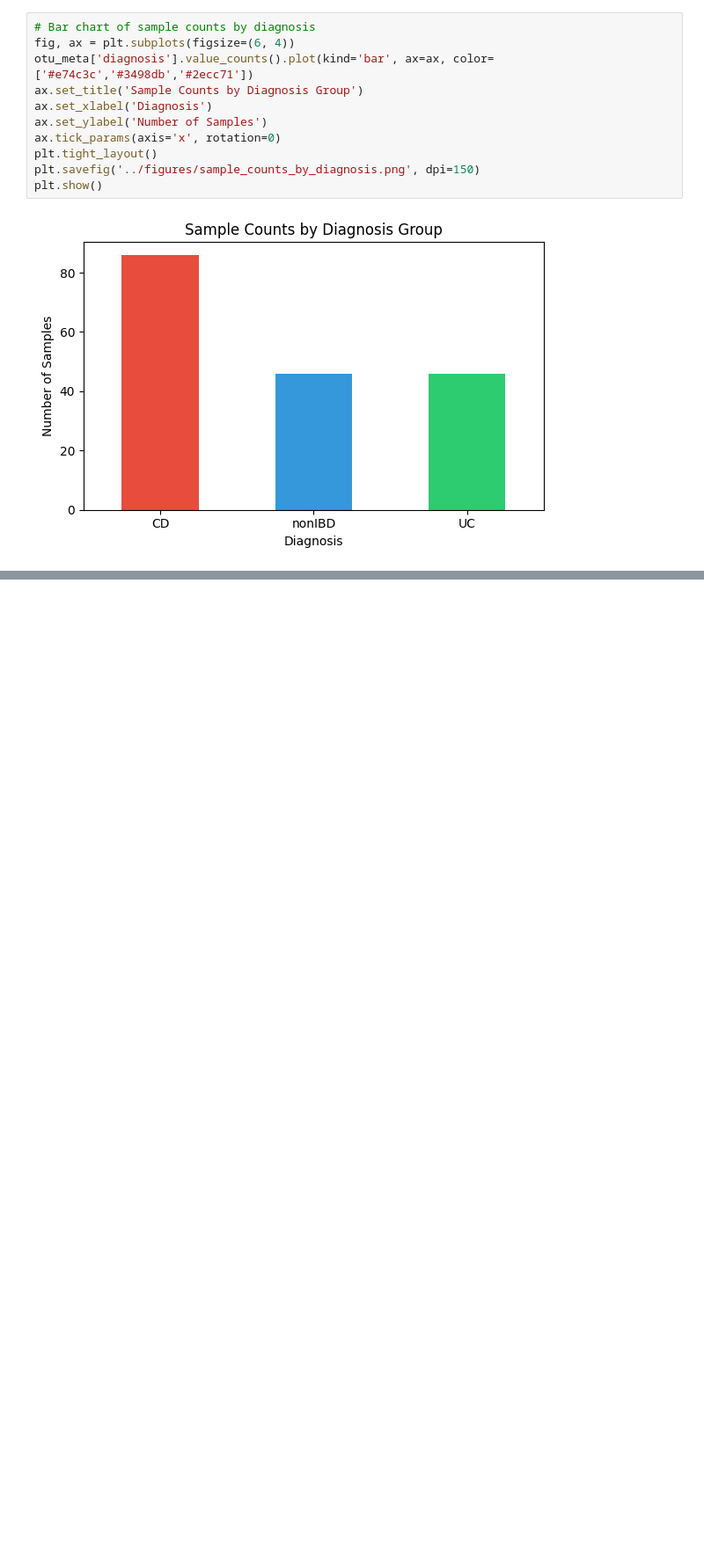
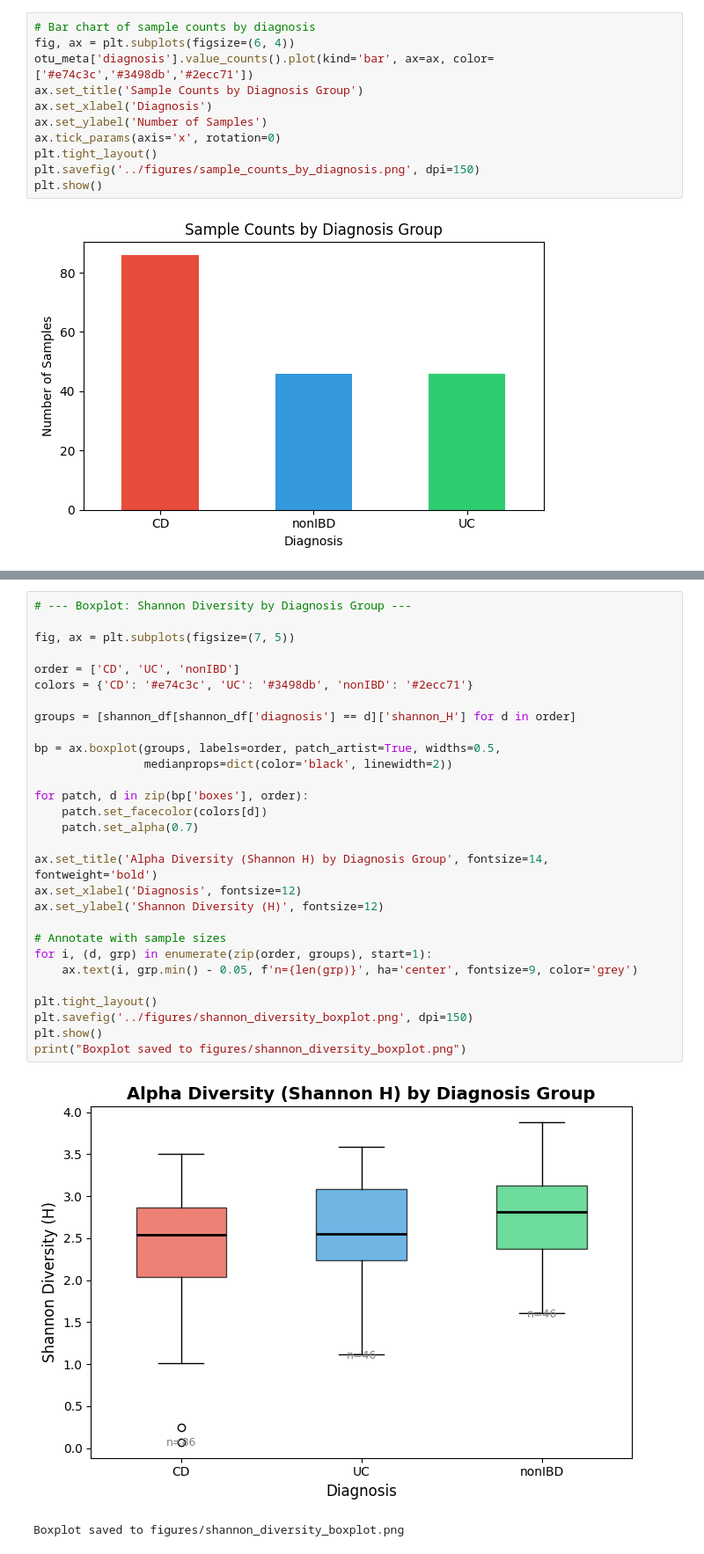
Before and after one commit to liamcampbell-png/crohns-microbiome-ml, a Jupyter notebook: notebooks/01_exploration.ipynb, the cells around one changed output, grey strips where cells are left out. Shown at 88% size. Drawn from its saved outputs; the diff is of its cells as text; blank space fills up the shorter version.

```diff
--- a/notebooks/01_exploration.ipynb
+++ b/notebooks/01_exploration.ipynb
@@ -112,0 +346,32 @@ plt.show()
+# %%
+# --- Boxplot: Shannon Diversity by Diagnosis Group ---
+
+fig, ax = plt.subplots(figsize=(7, 5))
+
+order = ['CD', 'UC', 'nonIBD']
+colors = {'CD': '#e74c3c', 'UC': '#3498db', 'nonIBD': '#2ecc71'}
+
+groups = [shannon_df[shannon_df['diagnosis'] == d]['shannon_H'] for d in order]
+
+bp = ax.boxplot(groups, labels=order, patch_artist=True, widths=0.5,
+                medianprops=dict(color='black', linewidth=2))
+
+for patch, d in zip(bp['boxes'], order):
+    patch.set_facecolor(colors[d])
+    patch.set_alpha(0.7)
+
+ax.set_title('Alpha Diversity (Shannon H) by Diagnosis Group', fontsize=14, fontweight='bold')
+ax.set_xlabel('Diagnosis', fontsize=12)
+ax.set_ylabel('Shannon Diversity (H)', fontsize=12)
+
+# Annotate with sample sizes
+for i, (d, grp) in enumerate(zip(order, groups), start=1):
+    ax.text(i, grp.min() - 0.05, f'n={len(grp)}', ha='center', fontsize=9, color='grey')
+
+plt.tight_layout()
+plt.savefig('../figures/shannon_diversity_boxplot.png', dpi=150)
+plt.show()
+print("Boxplot saved to figures/shannon_diversity_boxplot.png")
+# %% [output]
+[figure, added]
+Boxplot saved to figures/shannon_diversity_boxplot.png
```
Also changed, not shown: parts of 15 cells of this notebook, 8 other files.
